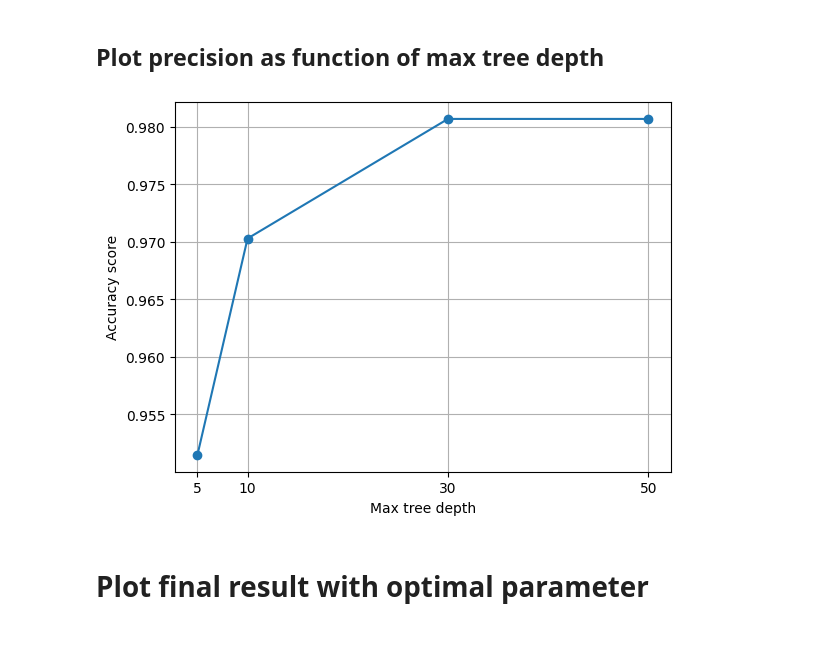
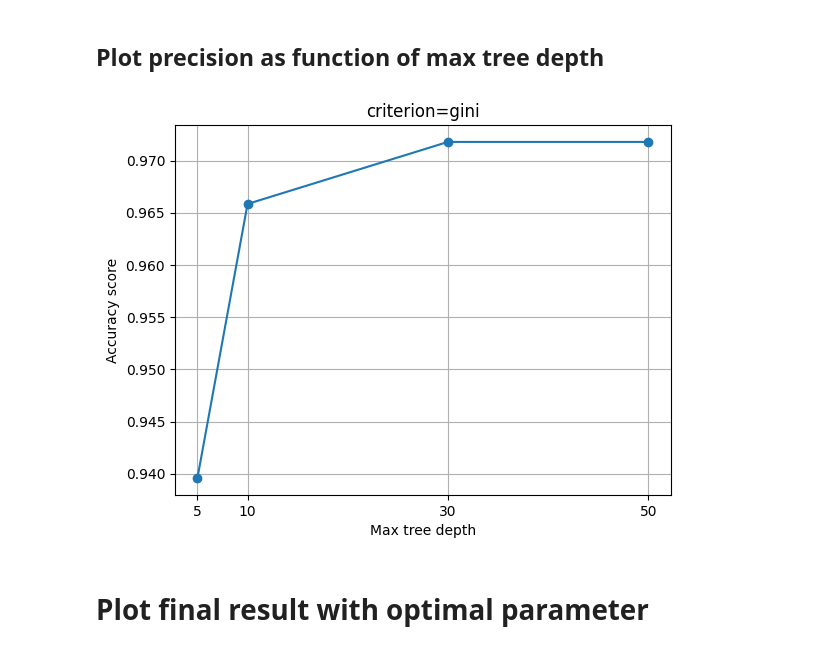
Before and after one commit to LassePladsen/FYS-STK3155-projects, a Jupyter notebook: project3/source-code/scikit_class_tree.ipynb, the cells around one changed output. Saved outputs shown, nothing was run; the diff lists cells and outputs as text; code cells hidden in the pictures.

Commit message:
added title to plot

```diff
--- a/project3/source-code/scikit_class_tree.ipynb
+++ b/project3/source-code/scikit_class_tree.ipynb
@@ -95,7 +95,7 @@ for i, criterion in enumerate(criterions):
 
     # Confusion matrix
     sns.heatmap(
-        confusion_matrix(y_test_scaled, pred, normalize="all"),
+        confusion_matrix(y_test, pred, normalize="all"),
         annot=True,
         cmap=cmap,
         cbar=False,
@@ -106,7 +106,7 @@ for i, criterion in enumerate(criterions):
     plt.ylabel("True label")
 
     # Metrics
-    print(accuracy_score(y_test_scaled, pred))
+    print(accuracy_score(y_test, pred))
 
 plt.tight_layout()
 plt.show();
@@ -127,30 +121,29 @@ plot_tree(model);
 # %%
 # Parameters
 depths = [5, 10, 30, 50]
 filename = "../results/figures/class_tree_asfuncof_depth.png"
 
 accuracies = np.empty(len(depths))
 models = list()
 for i, depthi in enumerate(depths):
     modeli = DecisionTreeClassifier(
         max_depth=depthi, random_state=rng_seed, class_weight="balanced"
     )
     modeli.fit(x_train, y_train)
     predi = modeli.predict(x_test)
     models.append(modeli)
     accuracies[i] = accuracy_score(y_test, predi)
 
 plt.plot(depths, accuracies, "-o")
 plt.xlabel("Max tree depth")
 plt.ylabel("Accuracy score")
 plt.xticks(depths)
 plt.grid(True)
-
-if filename:
-    plt.savefig(filename)
+plt.title("criterion=gini")
+plt.savefig(filename)
 plt.show()
 # %% [output]
-[figure, old version]
+[figure, new version]
 # %% [markdown]
 # Plot final result with optimal parameter
 # %%
```
Also changed, not shown: parts of 7 cells of this notebook, 1 other file.
